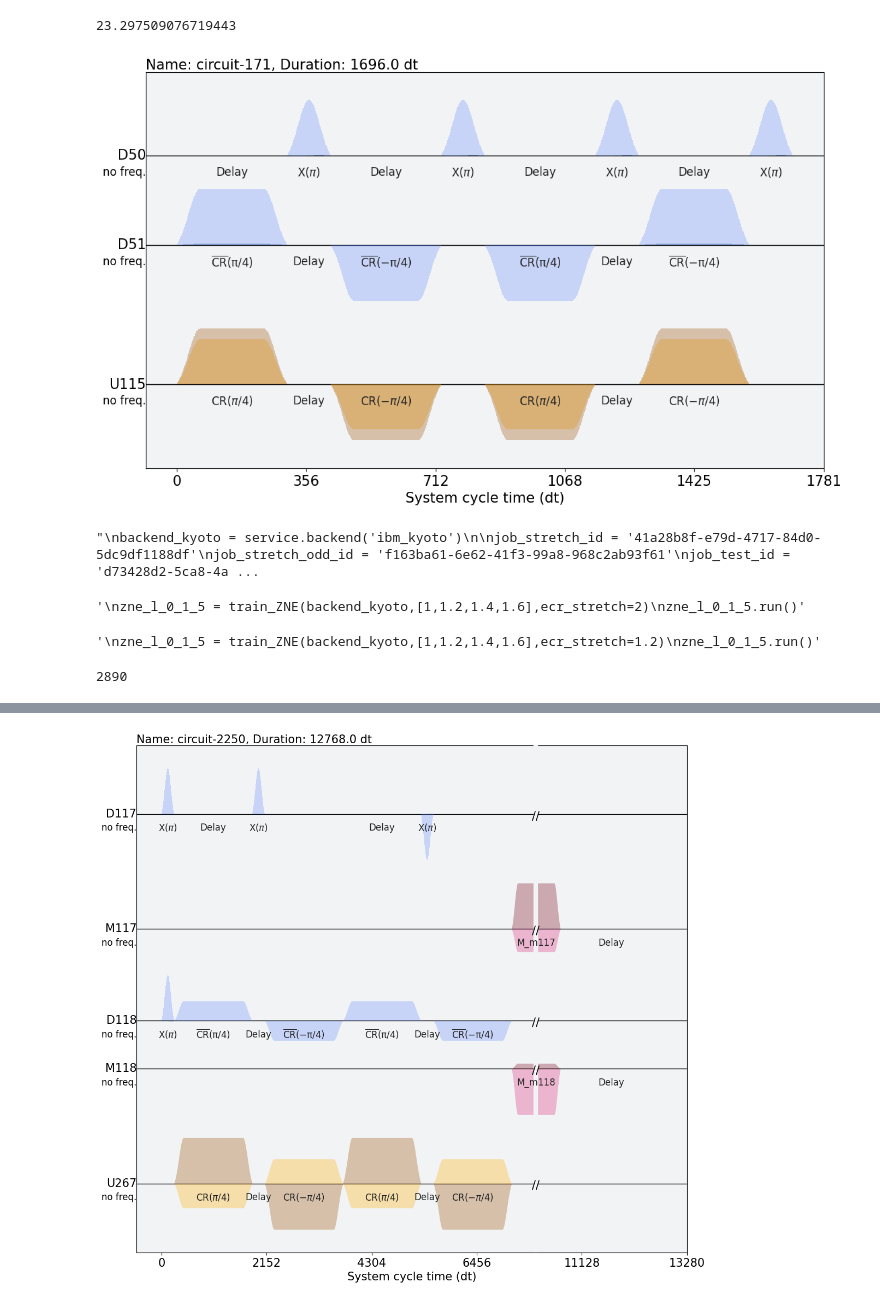
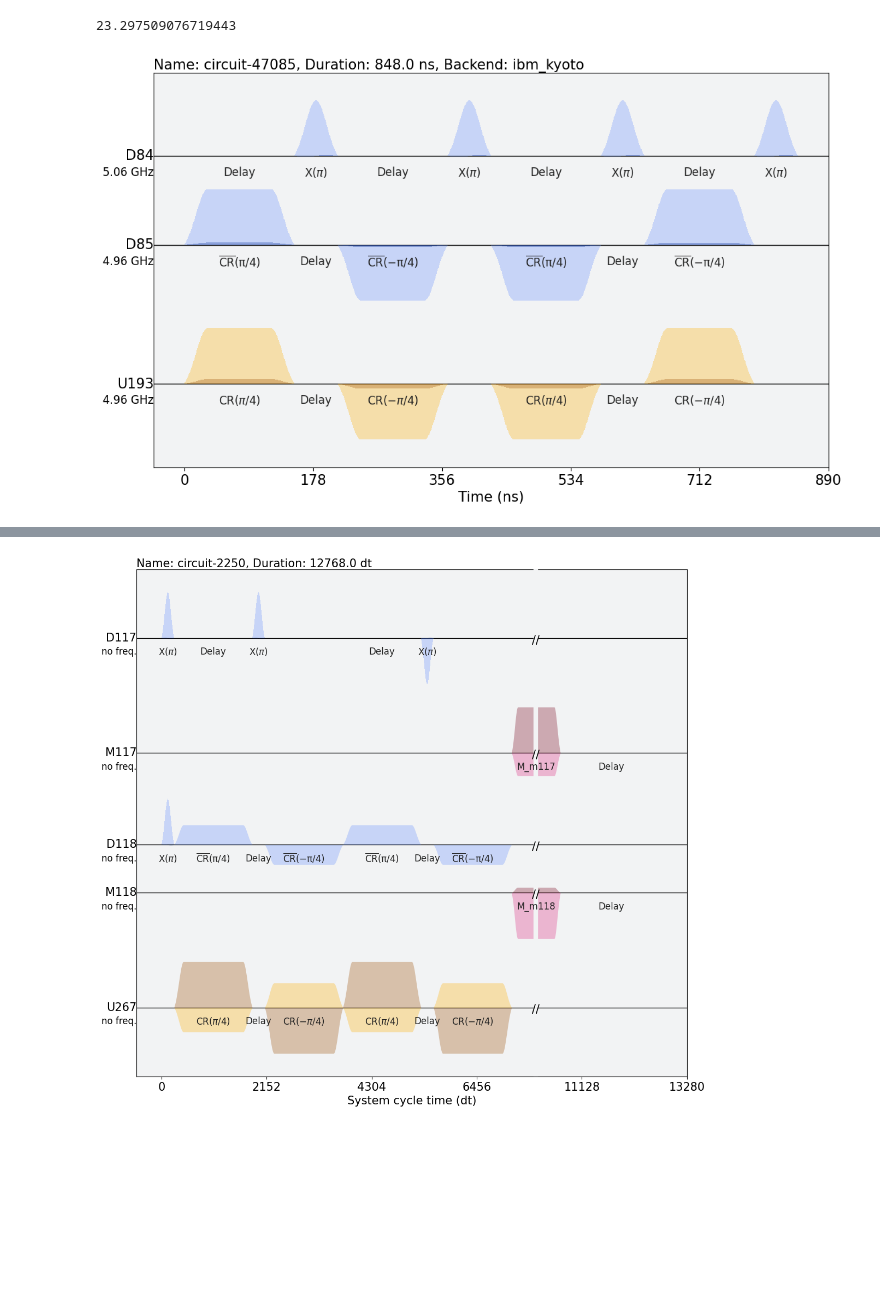
Before and after one commit to pop756/Quantum_KAN, a Jupyter notebook: Real_backend.ipynb, the cells around one changed output, grey strips where cells are left out. Cells and saved outputs as stored; diff of their text form; code cells hidden in the pictures; blank space fills up the shorter version.

```diff
--- a/Real_backend.ipynb
+++ b/Real_backend.ipynb
@@ -131,15 +133,16 @@ cr/drive
 # %%
 from functions.Train_ZNE import update_ecr,update_ecr_real
 # %%
-backend_temp = update_ecr(0,[(50,51)],backend,stretch=1)
+backend_temp = update_ecr(0,[(84,85)],backend,stretch=1)
 # %%
 qc = QuantumCircuit(2)
+
 qc.ecr(0,1)
 
-trans = generate_preset_pass_manager(1,backend=backend_temp,initial_layout=[50,51])
+trans = generate_preset_pass_manager(1,backend=backend_temp,initial_layout=[84,85])
 qc = trans.run(qc)
 from qiskit import schedule
 
-schedule(qc,backend=backend).draw()
+schedule(qc,backend=backend).draw(backend=backend)
 # %% [output]
-[figure, old version]
+[figure, new version]
@@ -152,31 +148,0 @@ zne_l_0_1_5.run()
-# %%
-"""
-backend_kyoto = service.backend('ibm_kyoto')
-
-job_stretch_id = '41a28b8f-e79d-4717-84d0-5dc9df1188df'
-job_stretch_odd_id = 'f163ba61-6e62-41f3-99a8-968c2ab93f61'
-job_test_id = 'd73428d2-5ca8-4a04-9579-914cc5811a4c'
-
-zne_l_0 = train_ZNE(backend_kyoto,[1,1.2,1.4,1.6])
-zne_l_0.get_data(job_stretch_id,job_stretch_odd_id,job_test_id)"""
-# %% [output]
-"\nbackend_kyoto = service.backend('ibm_kyoto')\n\njob_stretch_id = '41a28b8f-e79d-4717-84d0-5dc9df1188df'\njob_stretch_odd_id = 'f163ba61-6e62-41f3-99a8-968c2ab93f61'\njob_test_id = 'd73428d2-5ca8-4a ...
-# %%
-"""
-zne_l_0_1_5 = train_ZNE(backend_kyoto,[1,1.2,1.4,1.6],ecr_stretch=2)
-zne_l_0_1_5.run()"""
-# %% [output]
-'\nzne_l_0_1_5 = train_ZNE(backend_kyoto,[1,1.2,1.4,1.6],ecr_stretch=2)\nzne_l_0_1_5.run()'
-# %%
-"""
-zne_l_0_1_5 = train_ZNE(backend_kyoto,[1,1.2,1.4,1.6],ecr_stretch=1.2)
-zne_l_0_1_5.run()"""
-# %% [output]
-'\nzne_l_0_1_5 = train_ZNE(backend_kyoto,[1,1.2,1.4,1.6],ecr_stretch=1.2)\nzne_l_0_1_5.run()'
-# %%
-"""
-zne_l_0.job_stretch_odd"""
-
-2890
-# %% [output]
-2890
```
Also changed, not shown: parts of 23 cells of this notebook, 18 other files.
